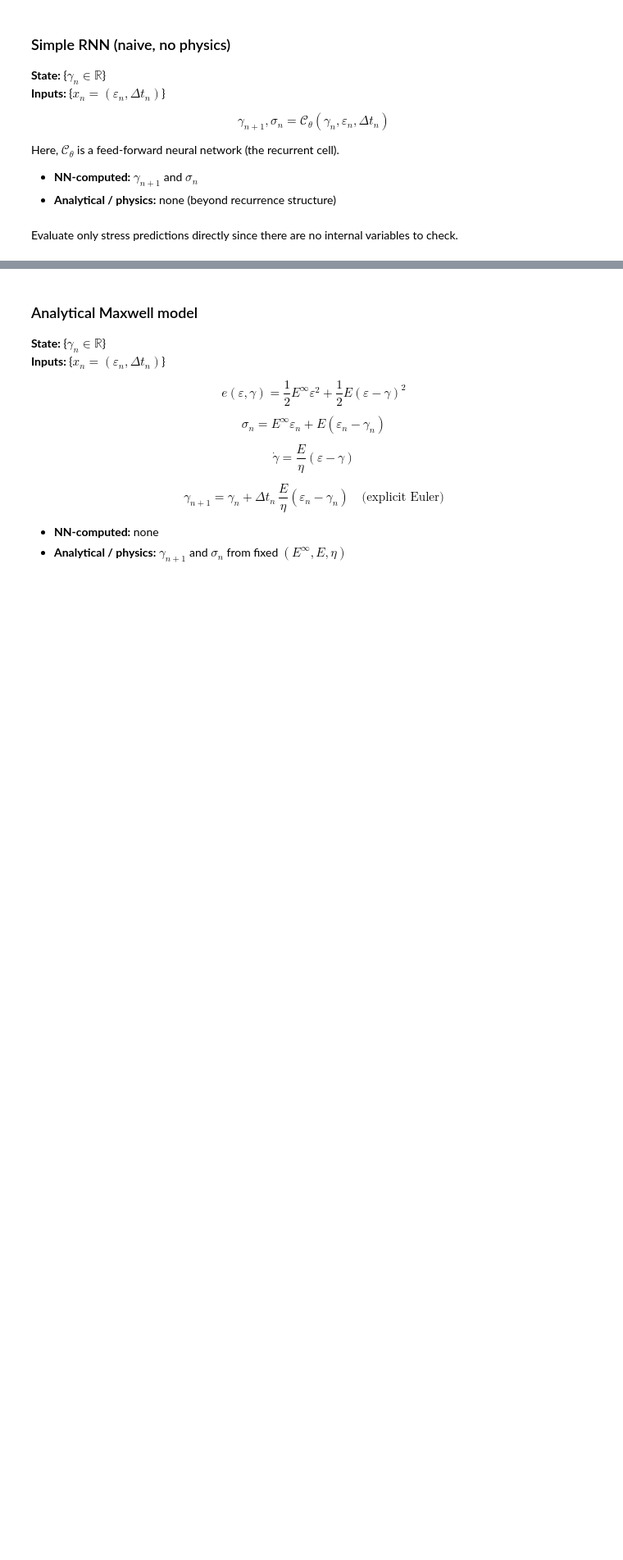
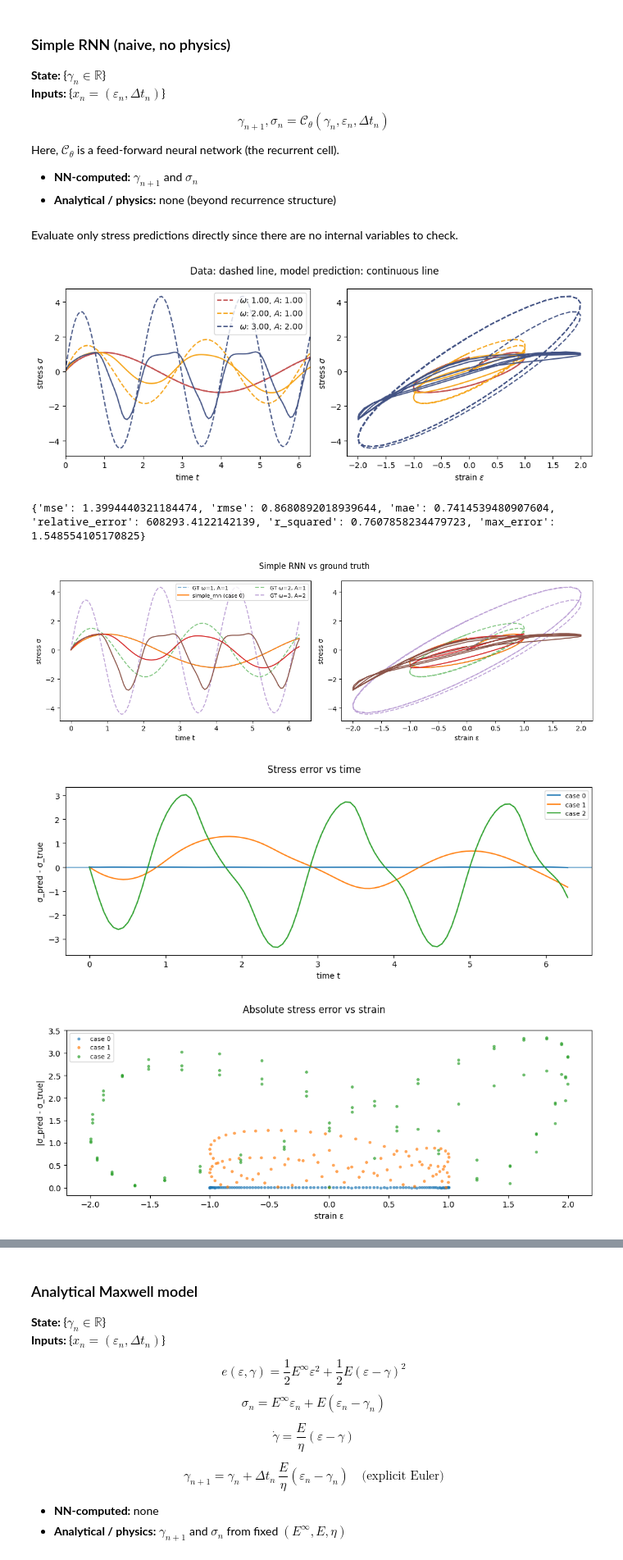
Before and after one commit to Lukas-F-1/ML-Tutorial-WS25_26, a Jupyter notebook: viscoelasticity/main.ipynb, the cells around one changed output, grey strips where cells are left out. Shown at 82% size. Cells and saved outputs as stored; diff of their text form; code cells hidden in the pictures; blank space fills up the shorter version.

```diff
--- a/viscoelasticity/main.ipynb
+++ b/viscoelasticity/main.ipynb
@@ -443,29 +443,35 @@ Here, $\mathcal{C}_\theta$ is a feed-forward neural network (the recurrent cell)
 # %% [markdown]
 Evaluate only stress predictions directly since there are no internal variables to check.
 # %%
+#assuming previously trained rnn model cached as "model_rnn_"
 key = jrandom.PRNGKey(0)
-model_rnn = tm.build(key=key)
 
 # simulate batch (get gamma + sig)
-gamma_rnn, sig_rnn = ev.simulate_model_batch(model_rnn, eps_test, dts_test)
+gamma_rnn, sig_rnn = ev.simulate_model_batch(model_rnn_, eps_test, dts_test)
 
 # metrics
 m_per_case = ev.compute_metrics_per_case(sig_test, sig_rnn)
 print(ev.summarize_metrics(m_per_case))
 
 # plot comparison vs ground truth
 ev.plot_multi_model_predictions(
     eps_test, sig_test,
     {"simple_rnn": sig_rnn},
     omegas_test, As_test,
     title="Simple RNN vs ground truth"
 )
 
 # stress error plots
 ev.plot_error_vs_time(sig_test, sig_rnn)
 ev.plot_abs_error_vs_strain(eps_test, sig_test, sig_rnn)
 ev.plot_abs_error_vs_strain_rate(eps_dot_test, sig_test, sig_rnn)
 
 # dissipation proxy: hysteresis loop area per case
 areas = ev.hysteresis_area_batch(eps_test, sig_rnn)
 print("RNN hysteresis areas:", areas)
+# %% [output]
+[figure, added]
+{'mse': 1.3994440321184474, 'rmse': 0.8680892018939644, 'mae': 0.7414539480907604, 'relative_error': 608293.4122142139, 'r_squared': 0.7607858234479723, 'max_error': 1.548554105170825}
+[figure, added]
+[figure, added]
+[figure, added]
```
Also changed, not shown: parts of 11 cells of this notebook, 2 other files.
